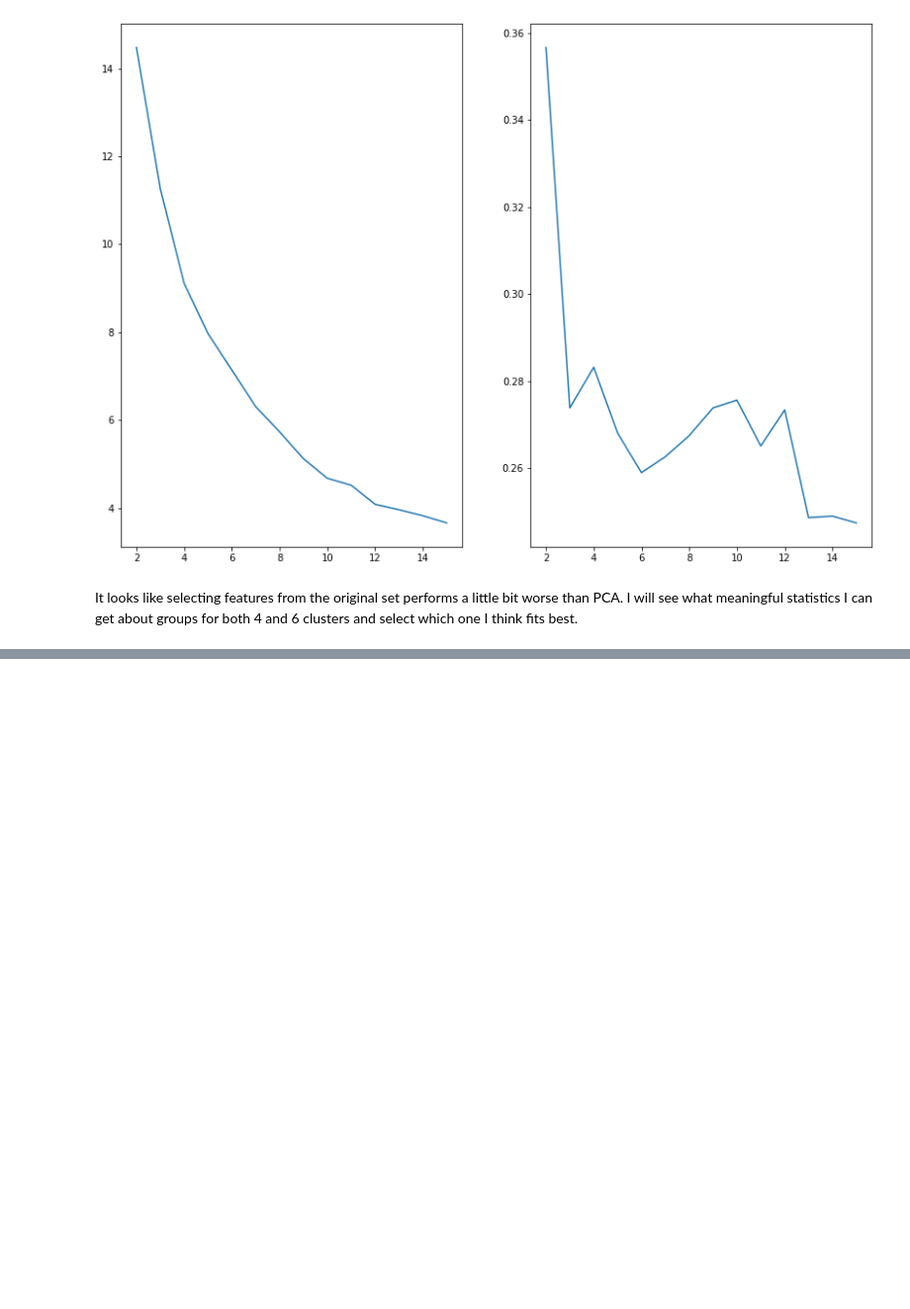
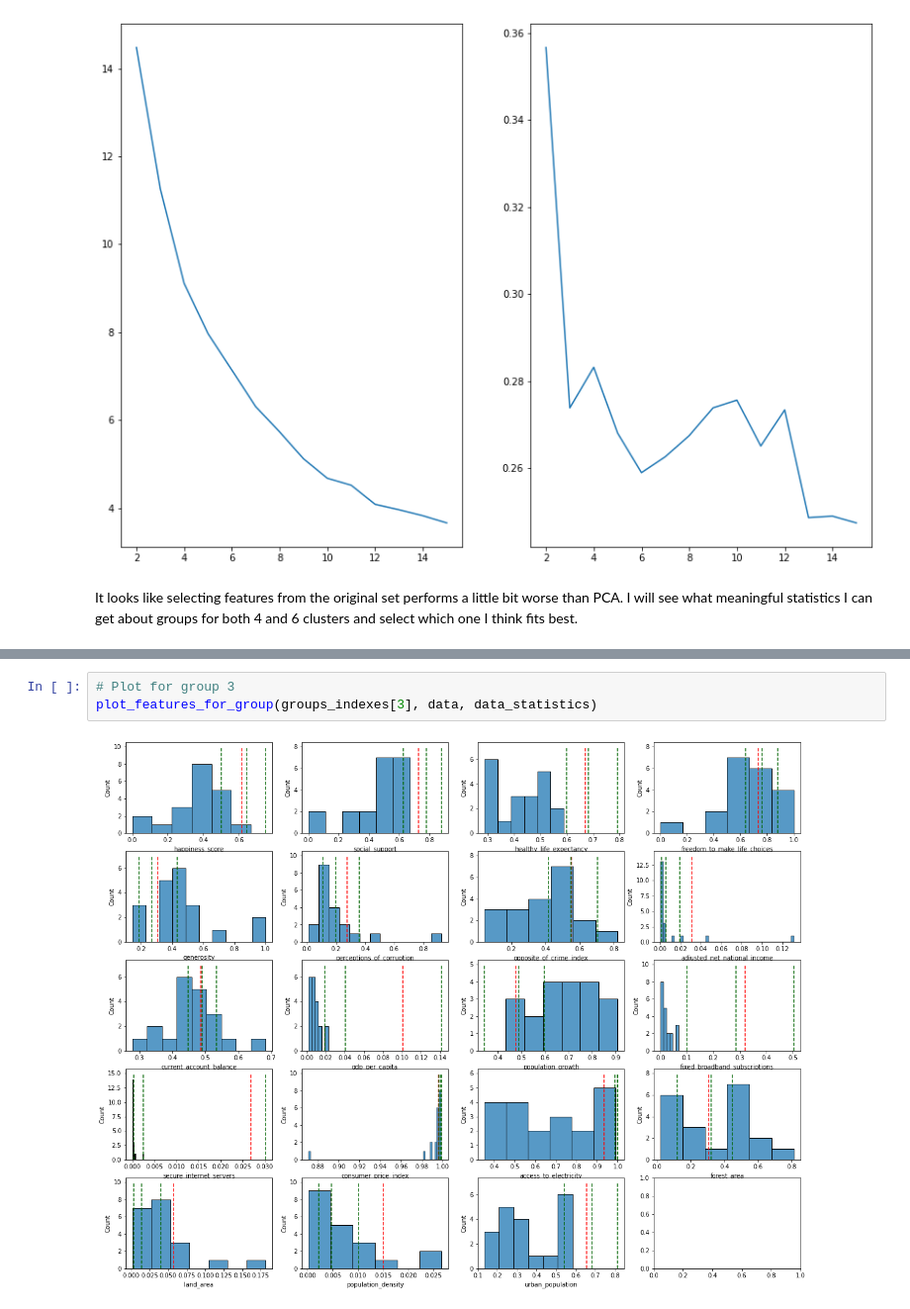
Before and after one commit to andrei-trofin/country-selector, a Jupyter notebook: notebooks/2. EDA and Clustering.ipynb, the cells around one changed output, grey strips where cells are left out. Shown at 99% size. Cells and saved outputs as stored; diff of their text form; blank space fills up the shorter version.

```diff
--- a/notebooks/2. EDA and Clustering.ipynb
+++ b/notebooks/2. EDA and Clustering.ipynb
@@ -223,0 +304,5 @@ kmeans.fit(kept_data_pca)
+# %%
+# Plot for group 3
+plot_features_for_group(groups_indexes[3], data, data_statistics)
+# %% [output]
+[figure, added]
```
Also changed, not shown: parts of 40 cells of this notebook, 1 other file.
